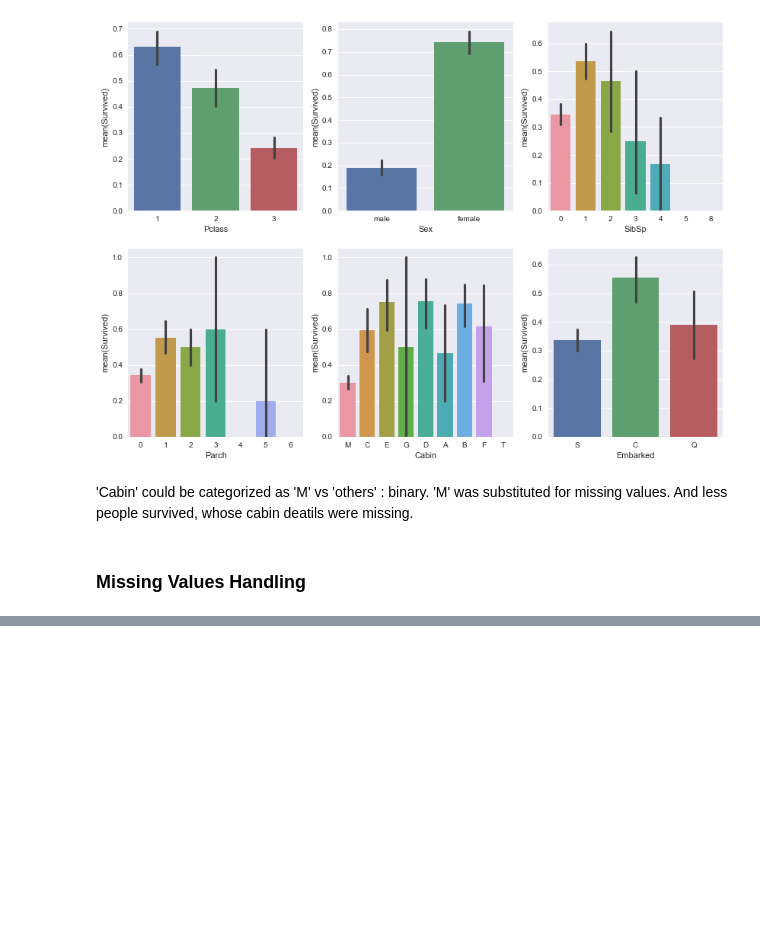
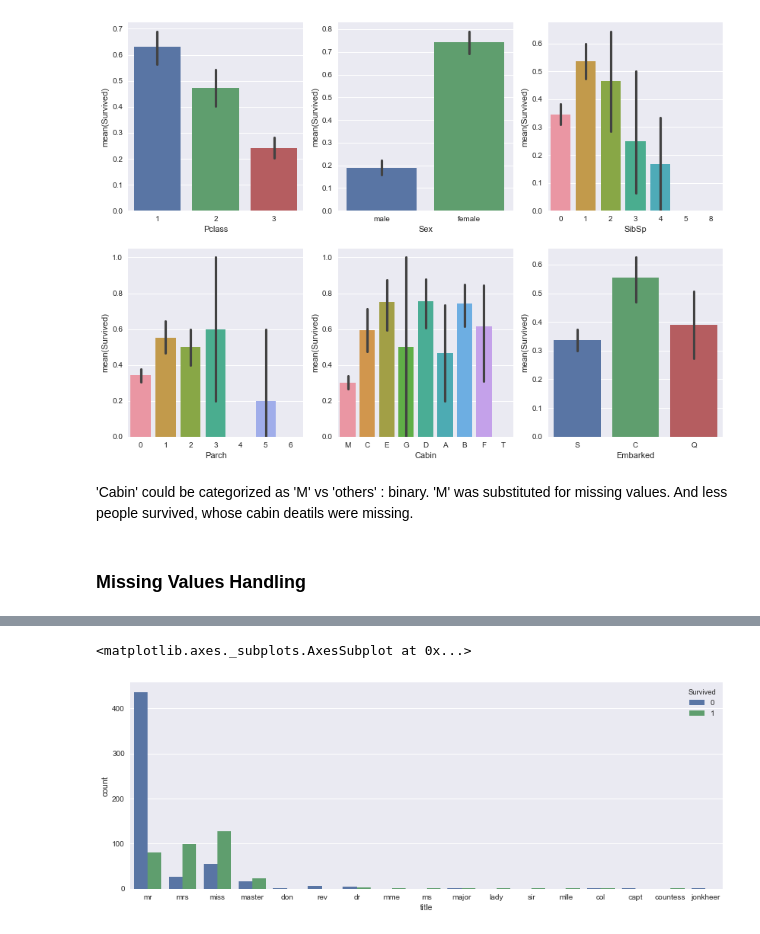
Before and after one commit to indianmoody/data-science-portfolio, a Jupyter notebook: mini_projects/titanic3/titanic_analysis.ipynb, the cells around one changed output, grey strips where cells are left out. Cells and saved outputs as stored; diff of their text form; code cells hidden in the pictures; blank space fills up the shorter version.

```diff
--- a/mini_projects/titanic3/titanic_analysis.ipynb
+++ b/mini_projects/titanic3/titanic_analysis.ipynb
@@ -215,0 +218,2 @@ for i in range(1,7):
+# %%
+age_fill = df.groupby(['Pclass','Sex']).mean()['Age']
@@ -215,0 +227,2 @@ for i in range(1,7):
+# %%
+df['Age'] = df.apply(lambda x: age_fill[x['Pclass']][x['Sex']] if pd.isnull(x['Age']) else x['Age'], axis=1)
@@ -215,0 +267,8 @@ for i in range(1,7):
+# %%
+df['title'] = df['Name'].apply(lambda x: x.split('.')[0].split()[-1].strip().lower())
+# %%
+plt.figure(figsize=(14,5))
+sns.countplot('title', hue='Survived', data=df)
+# %% [output]
+<matplotlib.axes._subplots.AxesSubplot at 0x...>
+[figure, added]
```
Also changed, not shown: parts of 35 cells of this notebook.
